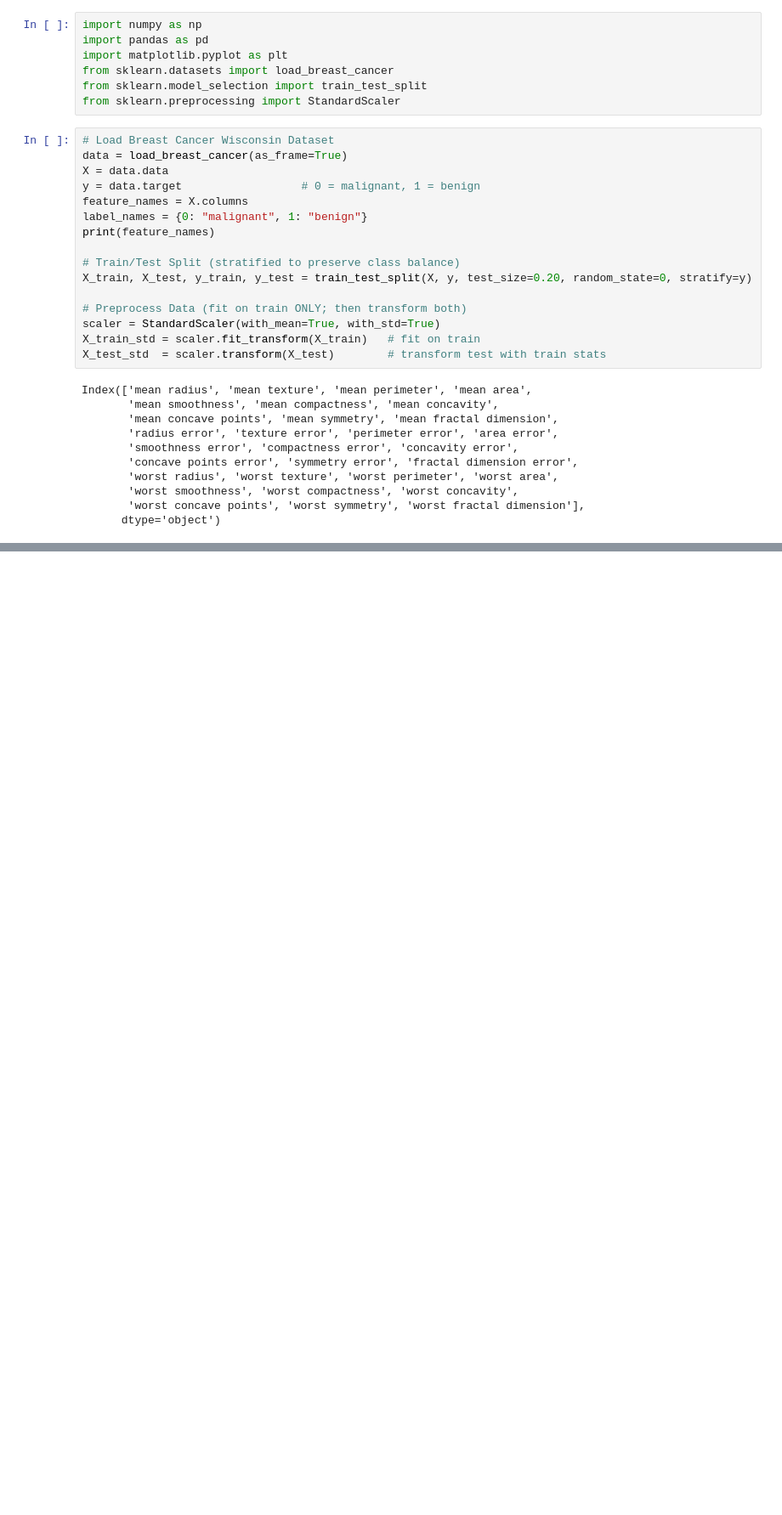
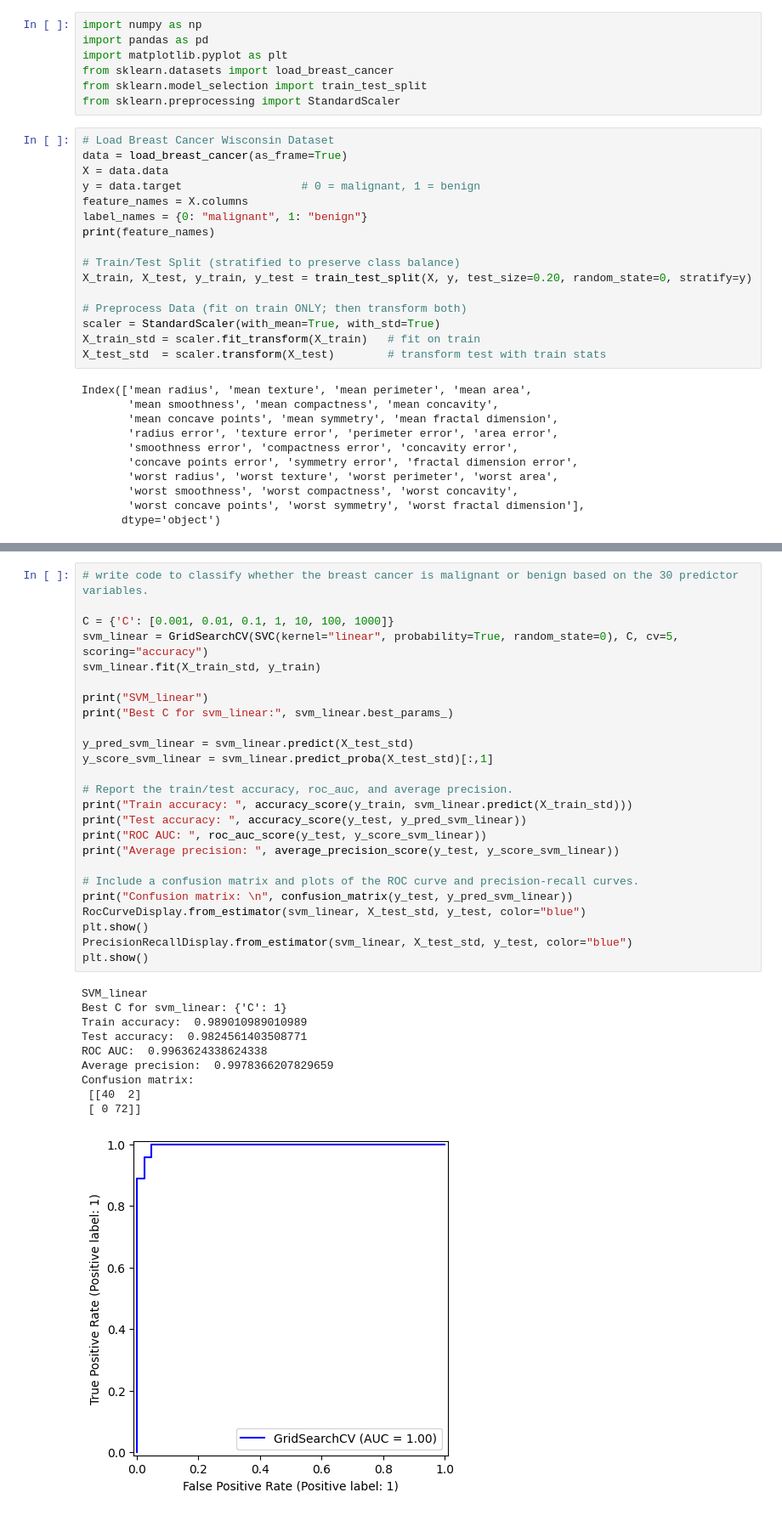
Before and after one commit to yiheng870106/Mathematics-of-Data-Science-Project-1-yiheng, a Jupyter notebook: project1.ipynb, the cells around one changed output, grey strips where cells are left out. Shown at 85% size. Cells and saved outputs as stored; diff of their text form; blank space fills up the shorter version.

```diff
--- a/project1.ipynb
+++ b/project1.ipynb
@@ -324,0 +329,36 @@ Index(['mean radius', 'mean texture', 'mean perimeter', 'mean area',
+# %%
+# write code to classify whether the breast cancer is malignant or benign based on the 30 predictor variables.
+
+C = {'C': [0.001, 0.01, 0.1, 1, 10, 100, 1000]}
+svm_linear = GridSearchCV(SVC(kernel="linear", probability=True, random_state=0), C, cv=5, scoring="accuracy")
+svm_linear.fit(X_train_std, y_train)
+
+print("SVM_linear")
+print("Best C for svm_linear:", svm_linear.best_params_)
+
+y_pred_svm_linear = svm_linear.predict(X_test_std)
+y_score_svm_linear = svm_linear.predict_proba(X_test_std)[:,1]
+
+# Report the train/test accuracy, roc_auc, and average precision.
+print("Train accuracy: ", accuracy_score(y_train, svm_linear.predict(X_train_std)))
+print("Test accuracy: ", accuracy_score(y_test, y_pred_svm_linear))
+print("ROC AUC: ", roc_auc_score(y_test, y_score_svm_linear))
+print("Average precision: ", average_precision_score(y_test, y_score_svm_linear))
+
+# Include a confusion matrix and plots of the ROC curve and precision-recall curves.
+print("Confusion matrix: \n", confusion_matrix(y_test, y_pred_svm_linear))
+RocCurveDisplay.from_estimator(svm_linear, X_test_std, y_test, color="blue")
+plt.show()
+PrecisionRecallDisplay.from_estimator(svm_linear, X_test_std, y_test, color="blue")
+plt.show()
+# %% [output]
+SVM_linear
+Best C for svm_linear: {'C': 1}
+Train accuracy:  0.989010989010989
+Test accuracy:  0.9824561403508771
+ROC AUC:  0.9963624338624338
+Average precision:  0.9978366207829659
+Confusion matrix:
+ [[40  2]
+ [ 0 72]]
+[figure, added]
```
Also changed, not shown: parts of 8 cells of this notebook.
